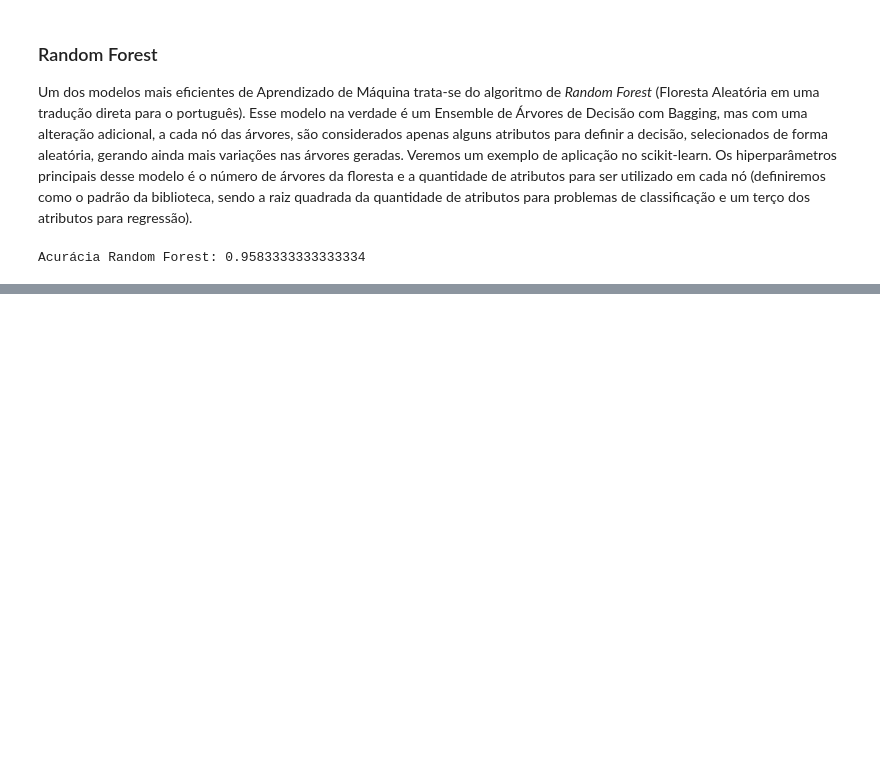
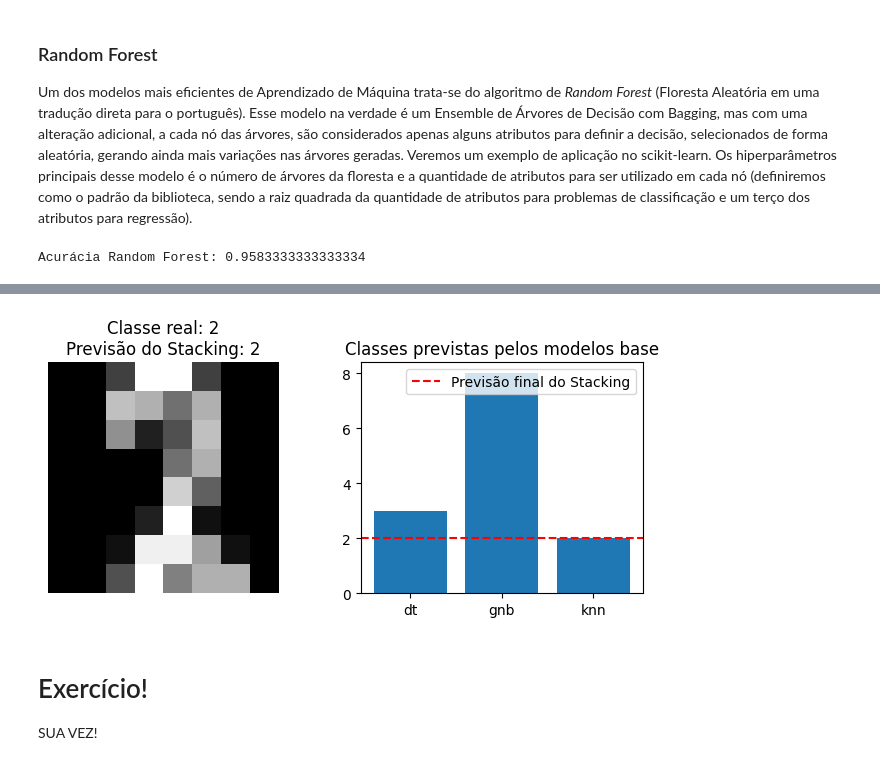
Before and after one commit to henriquemargotte/Aprendizado-de-Maquina-2025-2, a Jupyter notebook: Lab8/lab8.ipynb, the cells around one changed output, grey strips where cells are left out. Cells and saved outputs as stored; diff of their text form; code cells hidden in the pictures; blank space fills up the shorter version.

```diff
--- a/Lab8/lab8.ipynb
+++ b/Lab8/lab8.ipynb
@@ -101,0 +199,21 @@ Acurácia Random Forest: 0.9583333333333334
+# %%
+# Visualização final do exemplo
+plt.figure(figsize=(8, 3))
+plt.subplot(1, 2, 1)
+plt.imshow(X_test[idx].reshape(8, 8), cmap='gray')
+plt.title(f"Classe real: {true_label}\nPrevisão do Stacking: {final_pred}")
+plt.axis('off')
+
+plt.subplot(1, 2, 2)
+base_preds = [clf.predict(sample)[0] for name, clf in stacking.named_estimators_.items()]
+plt.bar(stacking.named_estimators_.keys(), base_preds)
+plt.axhline(final_pred, color='red', linestyle='--', label='Previsão final do Stacking')
+plt.legend()
+plt.title("Classes previstas pelos modelos base")
+plt.show()
+# %% [output]
+[figure, added]
+# %% [markdown]
+# Exercício!
+
+SUA VEZ!
```
Also changed, not shown: parts of 10 cells of this notebook.
